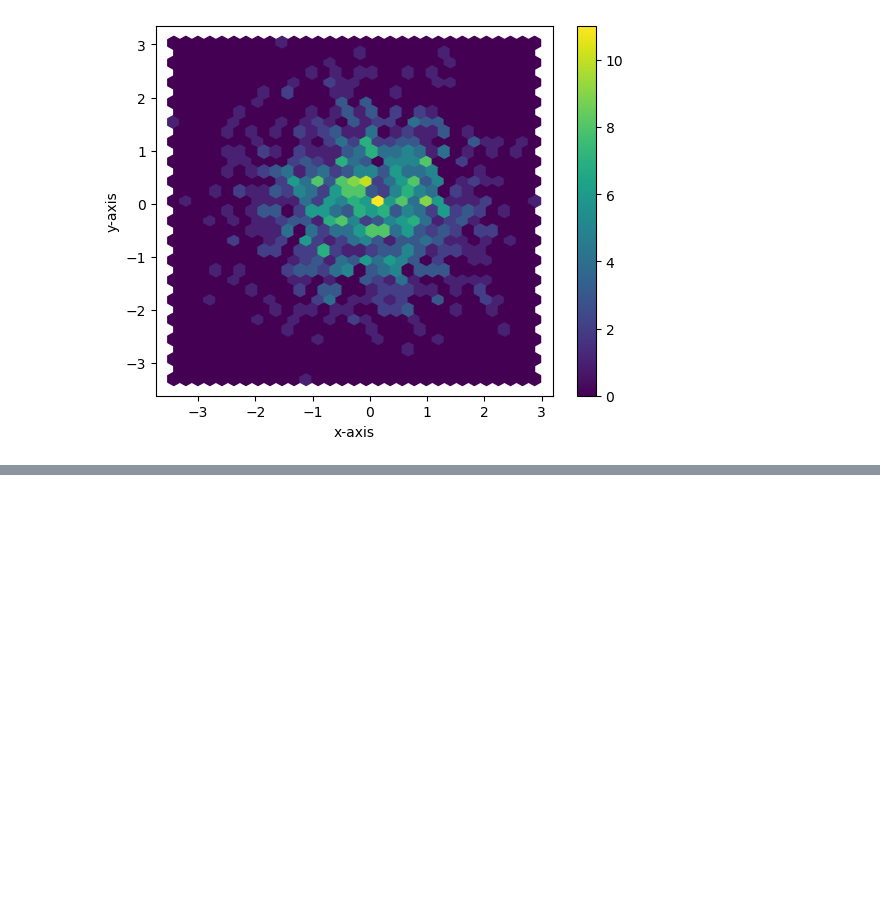
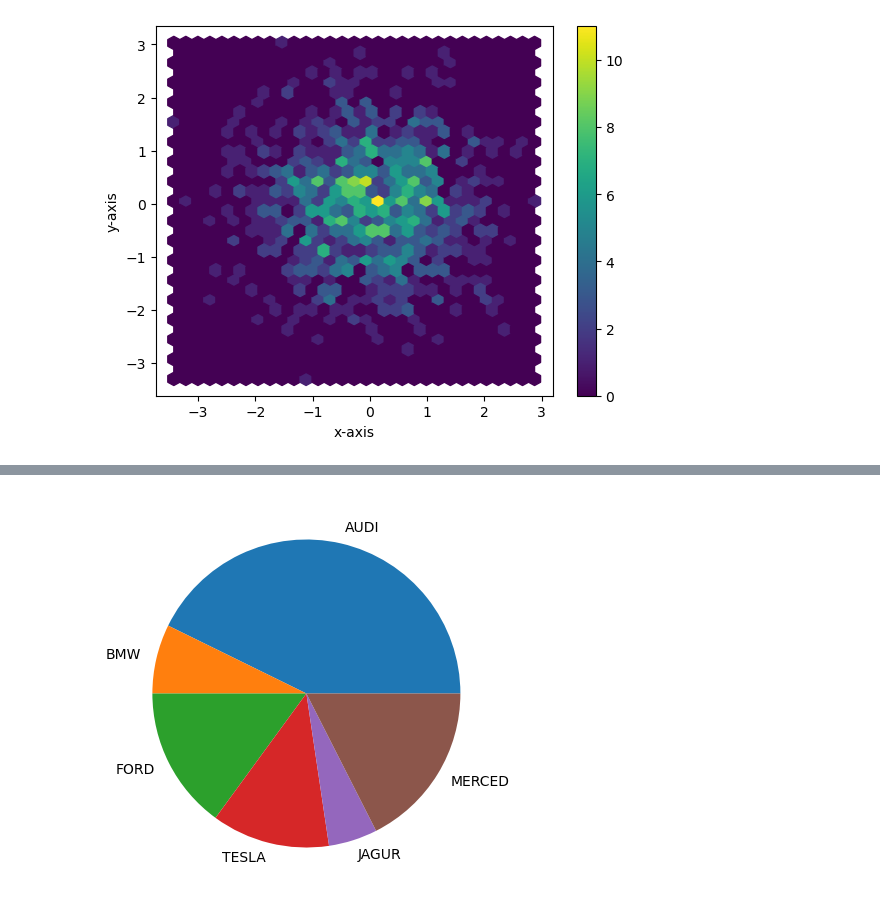
Before and after one commit to azartechnet/SanjithaBatch, a Jupyter notebook: Matplotlib.ipynb, the cells around one changed output, grey strips where cells are left out. Saved outputs shown, nothing was run; the diff lists cells and outputs as text; code cells hidden in the pictures; blank space fills up the shorter version.

```diff
--- a/Matplotlib.ipynb
+++ b/Matplotlib.ipynb
@@ -337,0 +392,8 @@ plt.show()
+# %%
+cars=["AUDI","BMW","FORD","TESLA","JAGUR","MERCED"]
+data=[100,17,35,29,12,41]
+fig=plt.figure(figsize=(5,5))
+plt.pie(data,labels=cars)
+plt.show()
+# %% [output]
+[figure, added]
```
Also changed, not shown: parts of 10 cells of this notebook.
